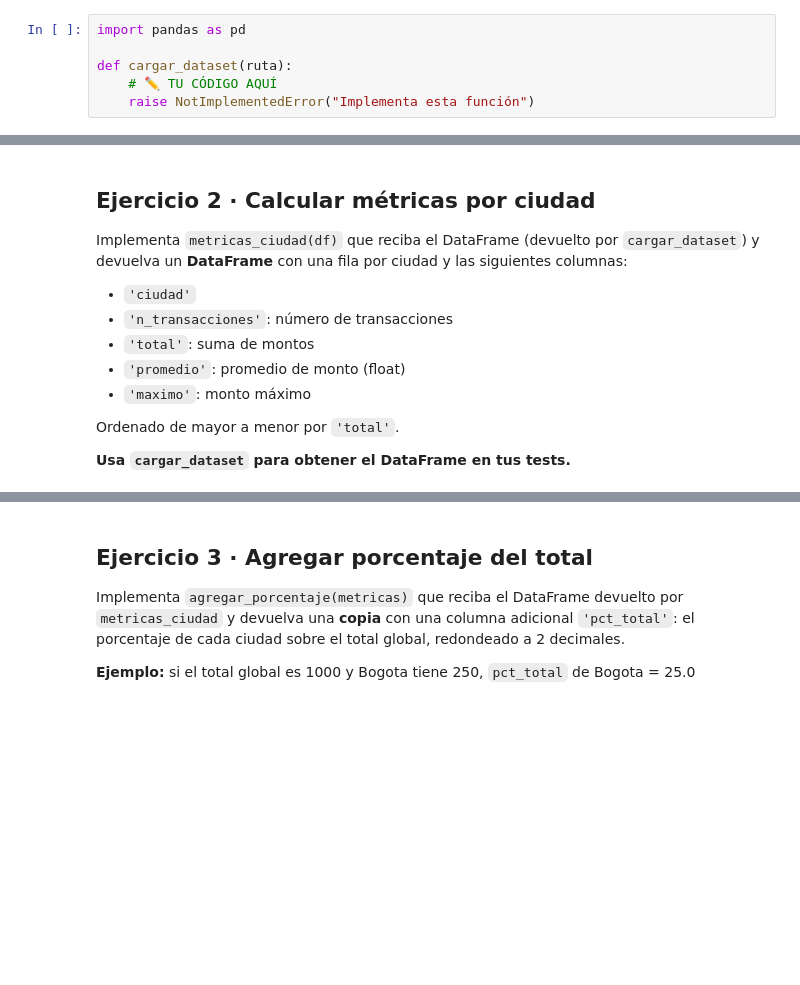
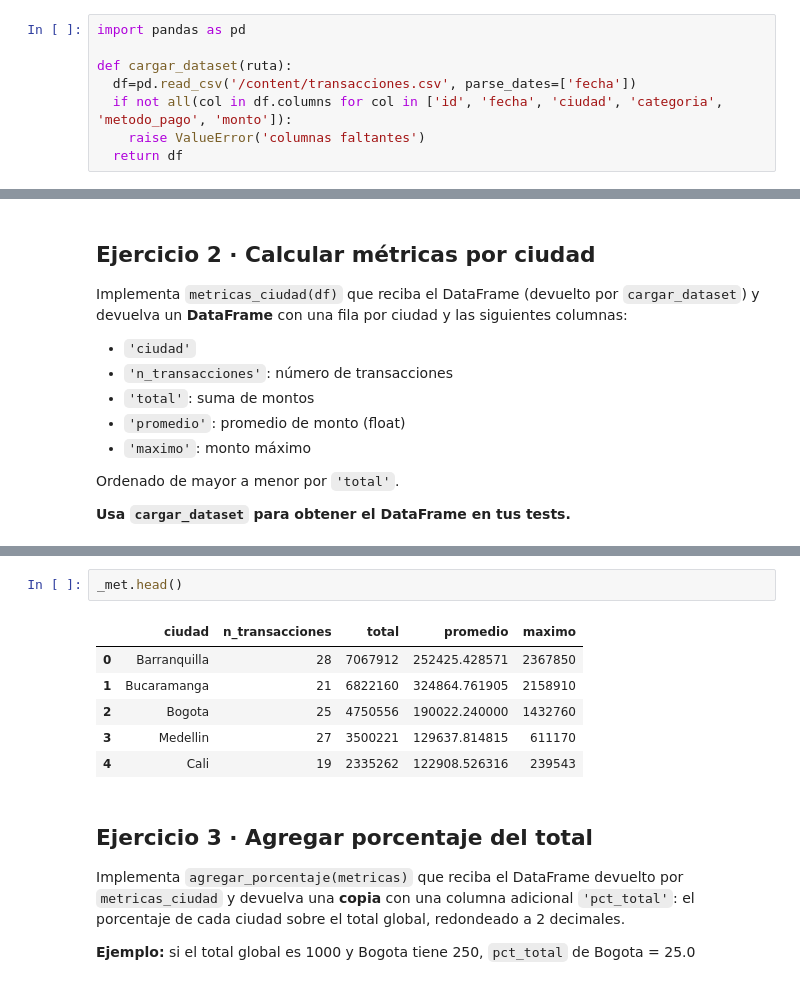
Before and after one commit to hasber/intro-ciencia-tareas, a Jupyter notebook: tarea1/homework02.ipynb, the cells around one changed output, grey strips where cells are left out. Drawn from its saved outputs; the diff is of its cells as text; blank space fills up the shorter version.

```diff
--- a/tarea1/homework02.ipynb
+++ b/tarea1/homework02.ipynb
@@ -58,12 +58,14 @@ Implementa `cargar_dataset(ruta)` que:
 4. Lanza `ValueError('columnas faltantes')` si falta alguna columna.
 
 **Esta función es la base del proyecto**: las siguientes la usan.
-# %%
-import pandas as pd
-
-def cargar_dataset(ruta):
-    # ✏️ TU CÓDIGO AQUÍ
-    raise NotImplementedError("Implementa esta función")
+# %%
+import pandas as pd
+
+def cargar_dataset(ruta):
+  df=pd.read_csv('/content/transacciones.csv', parse_dates=['fecha'])
+  if not all(col in df.columns for col in ['id', 'fecha', 'ciudad', 'categoria', 'metodo_pago', 'monto']):
+    raise ValueError('columnas faltantes')
+  return df
 # %%
 # === Tests visibles · Ejercicio 1 ===
 import os
@@ -119,3 +152,12 @@ print("✅ Ejercicio 2: tests adicionales superados.")
+# %%
+_met.head()
+# %% [output]
+|  | ciudad | n_transacciones | total | promedio | maximo |
+| 0 | Barranquilla | 28 | 7067912 | 252425.428571 | 2367850 |
+| 1 | Bucaramanga | 21 | 6822160 | 324864.761905 | 2158910 |
+| 2 | Bogota | 25 | 4750556 | 190022.240000 | 1432760 |
+| 3 | Medellin | 27 | 3500221 | 129637.814815 | 611170 |
+| 4 | Cali | 19 | 2335262 | 122908.526316 | 239543 |
 # %% [markdown]
 ## Ejercicio 3 · Agregar porcentaje del total
 
```
Also changed, not shown: parts of 25 cells of this notebook.
